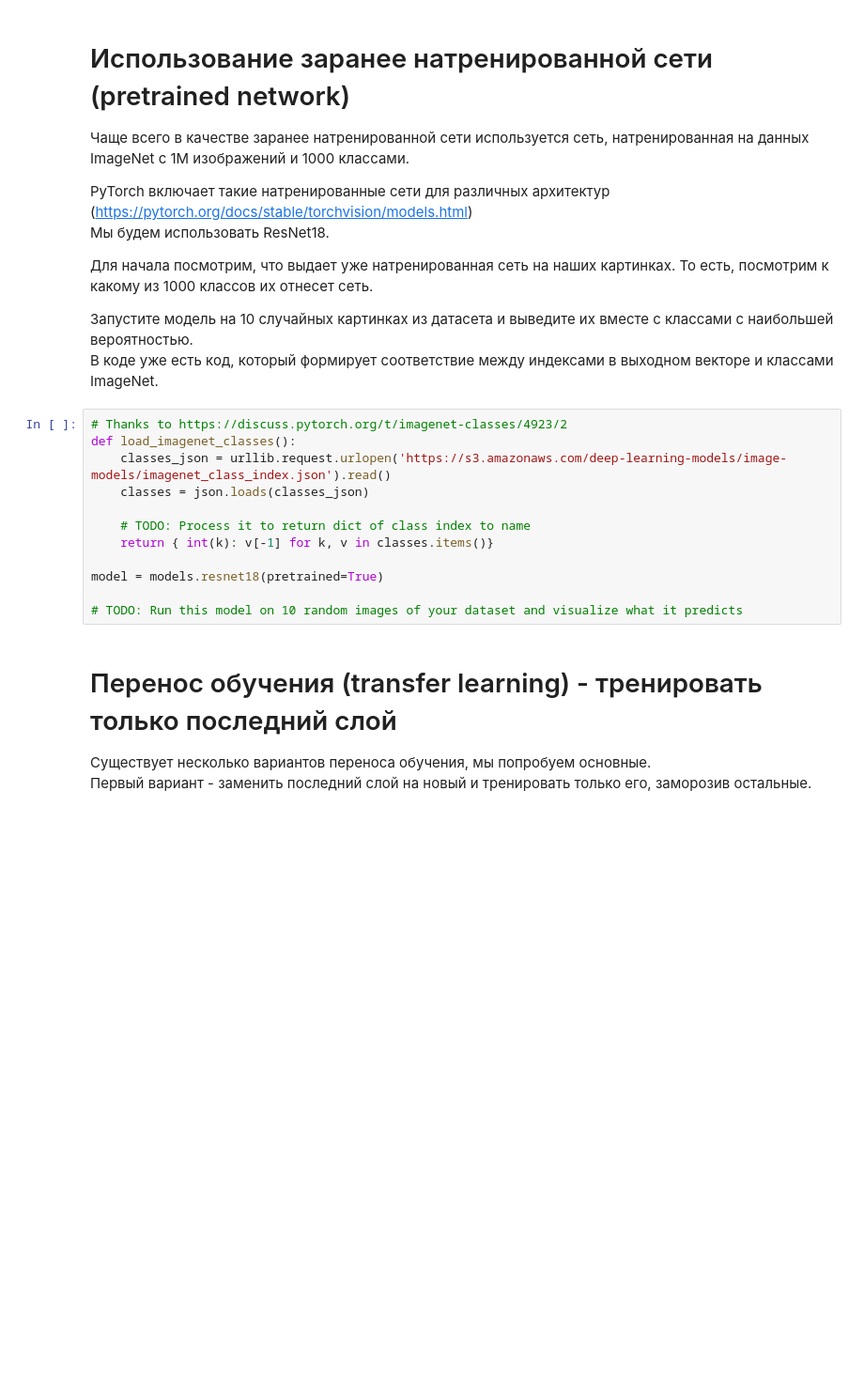
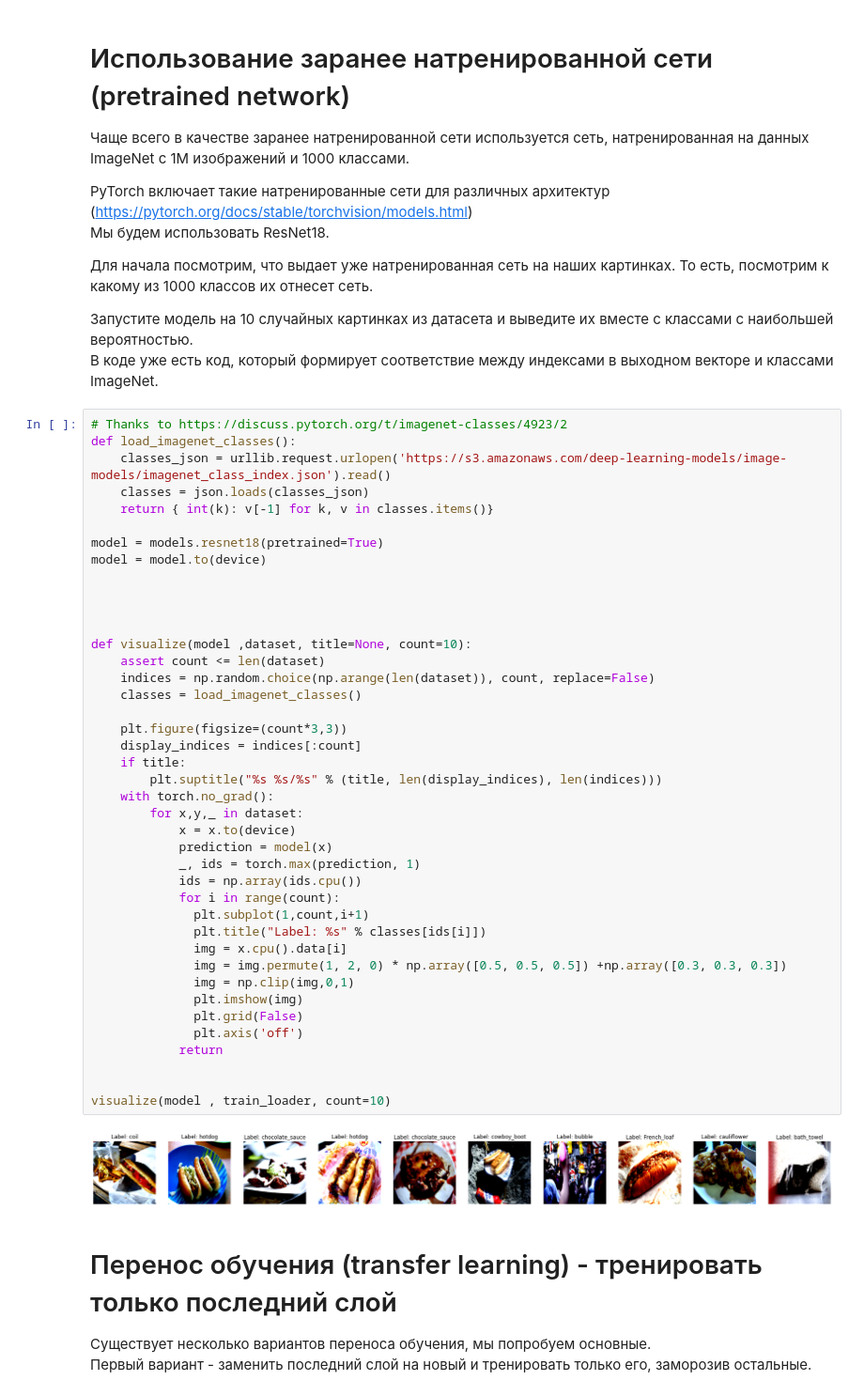
Before and after one commit to CuSynth/DL_course, a Jupyter notebook: assignments/assignment4/HotdogOrNot.ipynb, the cells around one changed output. Shown at 94% size. Saved outputs shown, nothing was run; the diff lists cells and outputs as text; blank space fills up the shorter version.

```diff
--- a/assignments/assignment4/HotdogOrNot.ipynb
+++ b/assignments/assignment4/HotdogOrNot.ipynb
@@ -228,18 +255,49 @@ PyTorch включает такие натренированные сети дл
 
 Запустите модель на 10 случайных картинках из датасета и выведите их вместе с классами с наибольшей вероятностью.
 В коде уже есть код, который формирует соответствие между индексами в выходном векторе и классами ImageNet.
-# %%
-# Thanks to https://discuss.pytorch.org/t/imagenet-classes/4923/2
-def load_imagenet_classes():
-    classes_json = urllib.request.urlopen('https://s3.amazonaws.com/deep-learning-models/image-models/imagenet_class_index.json').read()
-    classes = json.loads(classes_json)
-
-    # TODO: Process it to return dict of class index to name
-    return { int(k): v[-1] for k, v in classes.items()}
-
-model = models.resnet18(pretrained=True)
-
-# TODO: Run this model on 10 random images of your dataset and visualize what it predicts
+# %%
+# Thanks to https://discuss.pytorch.org/t/imagenet-classes/4923/2
+def load_imagenet_classes():
+    classes_json = urllib.request.urlopen('https://s3.amazonaws.com/deep-learning-models/image-models/imagenet_class_index.json').read()
+    classes = json.loads(classes_json)
+    return { int(k): v[-1] for k, v in classes.items()}
+
+model = models.resnet18(pretrained=True)
+model = model.to(device)
+
+
+
+
+def visualize(model ,dataset, title=None, count=10):
+    assert count <= len(dataset)
+    indices = np.random.choice(np.arange(len(dataset)), count, replace=False)
+    classes = load_imagenet_classes()
+
+    plt.figure(figsize=(count*3,3))
+    display_indices = indices[:count]
+    if title:
+        plt.suptitle("%s %s/%s" % (title, len(display_indices), len(indices)))
+    with torch.no_grad():
+        for x,y,_ in dataset:
+            x = x.to(device)
+            prediction = model(x)
+            _, ids = torch.max(prediction, 1)
+            ids = np.array(ids.cpu())
+            for i in range(count):
+              plt.subplot(1,count,i+1)
+              plt.title("Label: %s" % classes[ids[i]])
+              img = x.cpu().data[i]
+              img = img.permute(1, 2, 0) * np.array([0.5, 0.5, 0.5]) +np.array([0.3, 0.3, 0.3])
+              img = np.clip(img,0,1)
+              plt.imshow(img)
+              plt.grid(False)
+              plt.axis('off')
+            return
+
+
+visualize(model , train_loader, count=10)
+# %% [output]
+[figure, added]
 # %% [markdown]
 # Перенос обучения (transfer learning) - тренировать только последний слой
 
```
Also changed, not shown: parts of 6 cells of this notebook.
